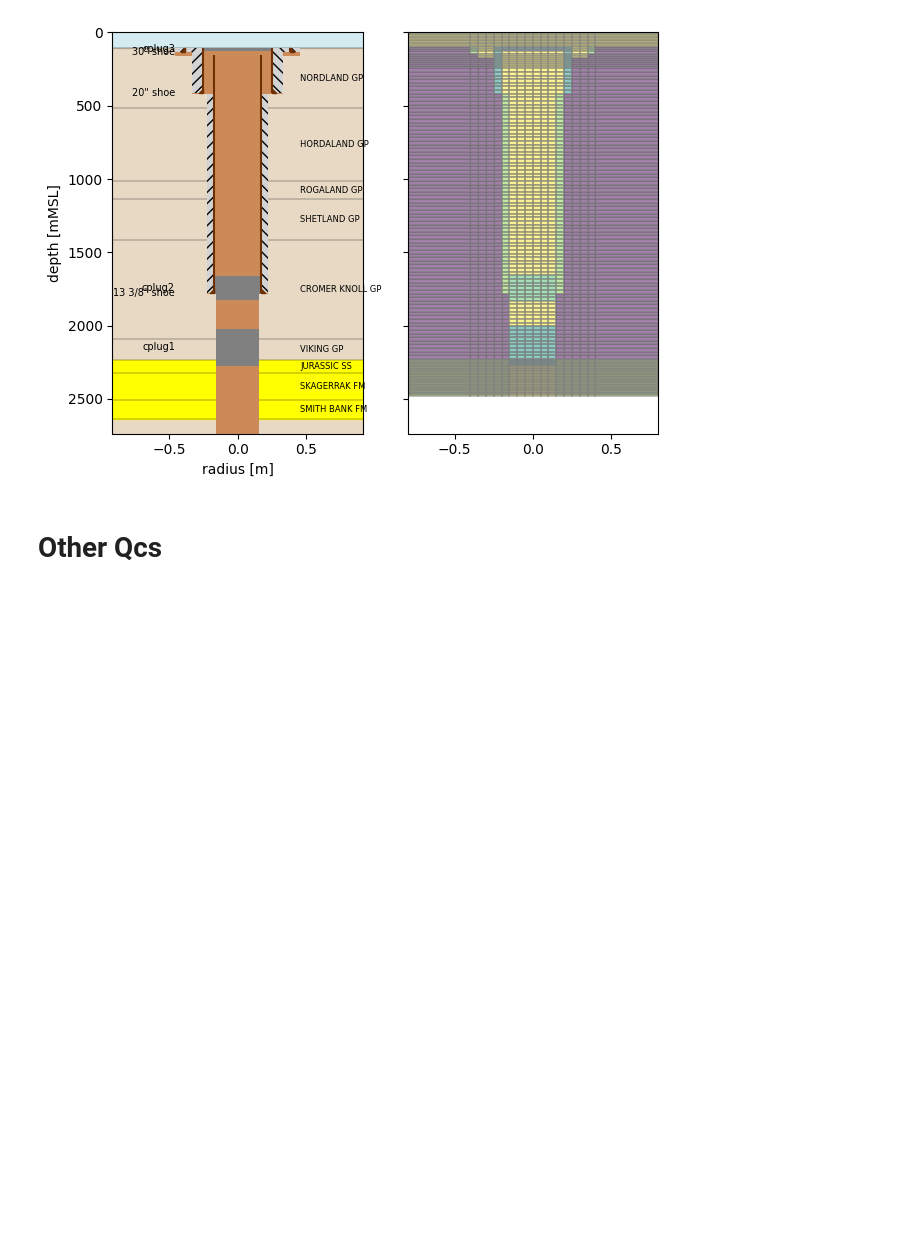
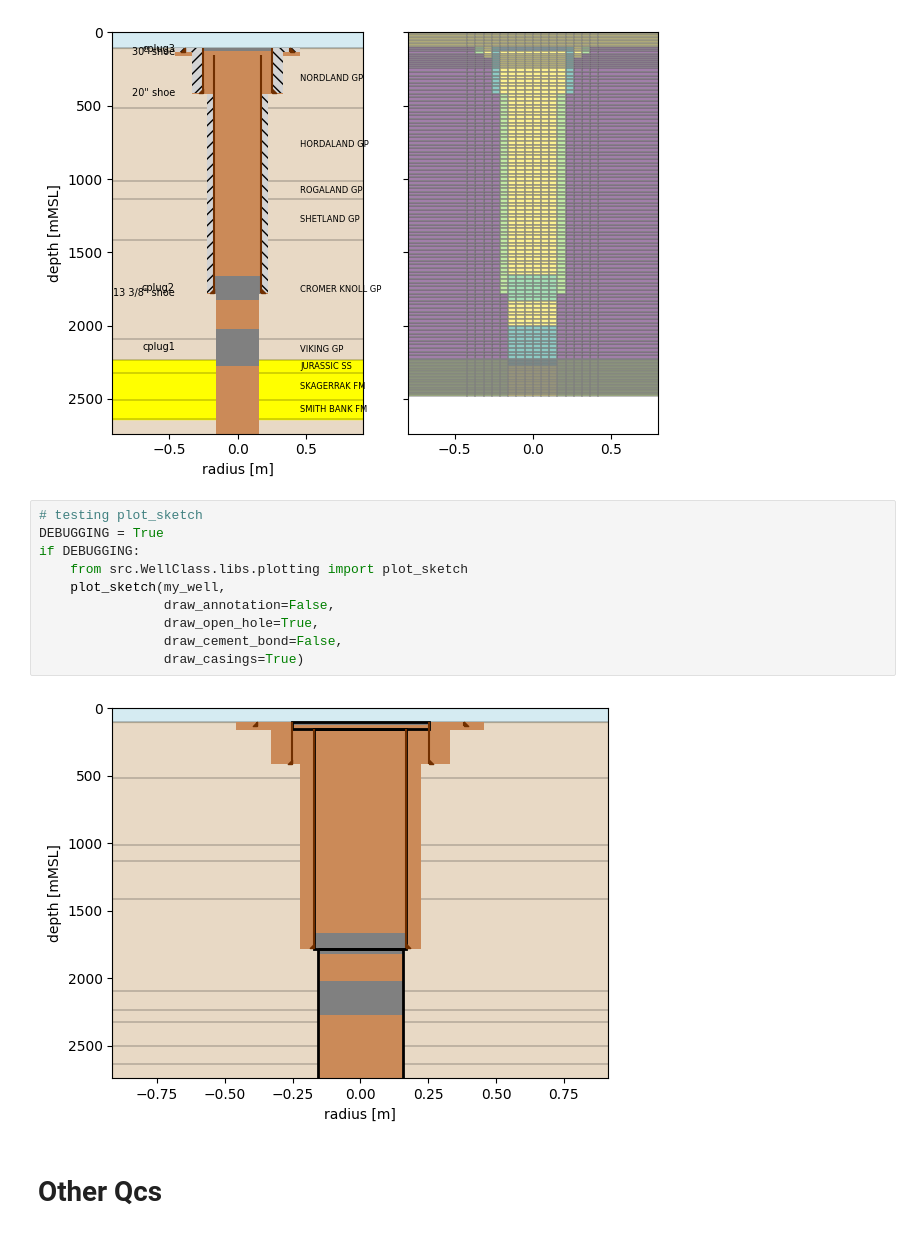
Before and after one commit to equinor/WINC_OnePager, a Jupyter notebook: notebooks/pflotran_gap.ipynb, the cells around one changed output. Saved outputs shown, nothing was run; the diff lists cells and outputs as text; blank space fills up the shorter version.

```diff
--- a/notebooks/pflotran_gap.ipynb
+++ b/notebooks/pflotran_gap.ipynb
@@ -346,6 +400,18 @@ plot_grid(my_well, grid_refine)
 plot_grid(my_well, grid_lgr)
 # %% [output]
 [figure]
+# %%
+# testing plot_sketch
+DEBUGGING = True
+if DEBUGGING:
+    from src.WellClass.libs.plotting import plot_sketch
+    plot_sketch(my_well,
+                draw_annotation=False,
+                draw_open_hole=True,
+                draw_cement_bond=False,
+                draw_casings=True)
+# %% [output]
+[figure, added]
 # %% [markdown]
 # Other Qcs
 # %%
```
Also changed, not shown: parts of 15 cells of this notebook, 3 other files.
